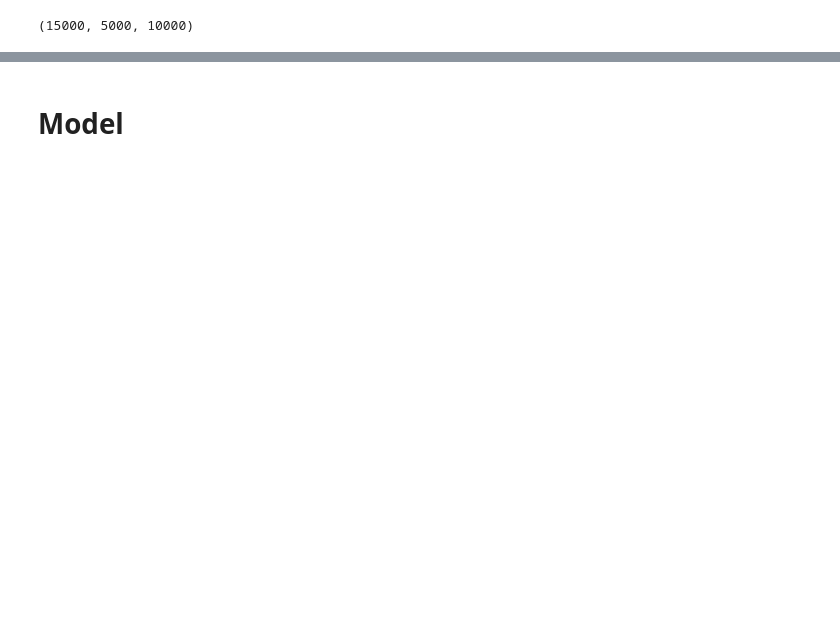
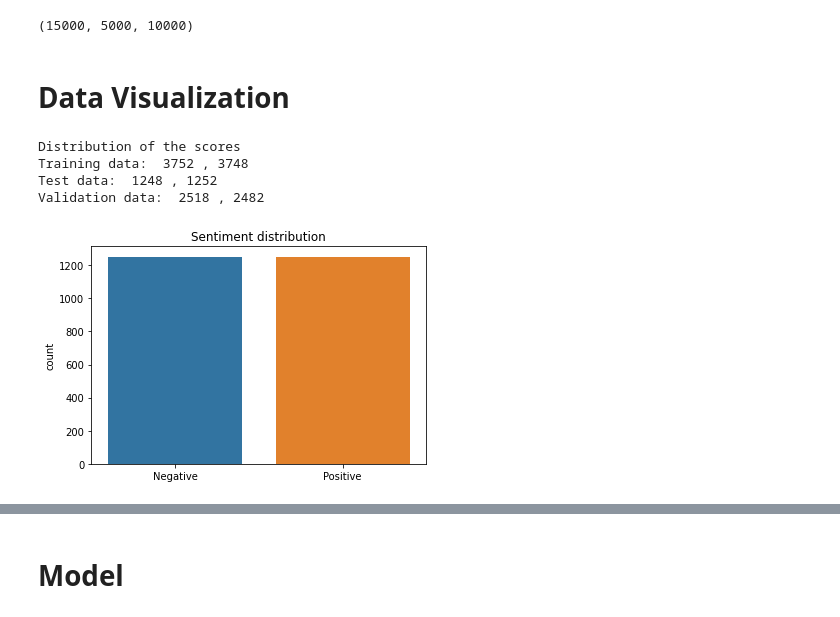
Before and after one commit to AndreaCamilloni/BigDataInMediaTechnology, a Jupyter notebook: Lab1.ipynb, the cells around one changed output, grey strips where cells are left out. Drawn from its saved outputs; the diff is of its cells as text; code cells hidden in the pictures; blank space fills up the shorter version.

Commit message:
sentiment analysis v1

```diff
--- a/Lab1.ipynb
+++ b/Lab1.ipynb
@@ -23,5 +40,24 @@ valid_data = pd.read_csv(path + 'evaluation.csv')
 train_data.size, test_data.size, valid_data.size
 # %% [output]
 (15000, 5000, 10000)
+# %% [markdown]
+# Data Visualization
+# %%
+print("Distribution of the scores")
+print("Training data: ",train_data[train_data.score==1].score.count(),"," ,train_data[train_data.score==0].score.count())
+print("Test data: ", test_data[test_data.score==1].score.count(), "," , test_data[test_data.score==0].score.count())
+print("Validation data: ",valid_data[valid_data.score==1].score.count(), "," , valid_data[valid_data.score==0].score.count())
+# %% [output]
+Distribution of the scores
+Training data:  3752 , 3748
+Test data:  1248 , 1252
+Validation data:  2518 , 2482
+# %%
+f = sns.countplot(x='score', data=test_data)
+f.set_title("Sentiment distribution")
+f.set_xticklabels(['Negative', 'Positive'])
+plt.xlabel("");
+# %% [output]
+[figure, added]
 # %%
 pd.set_option('display.max_columns', None) #for display purpose
```
Also changed, not shown: parts of 29 cells of this notebook.
